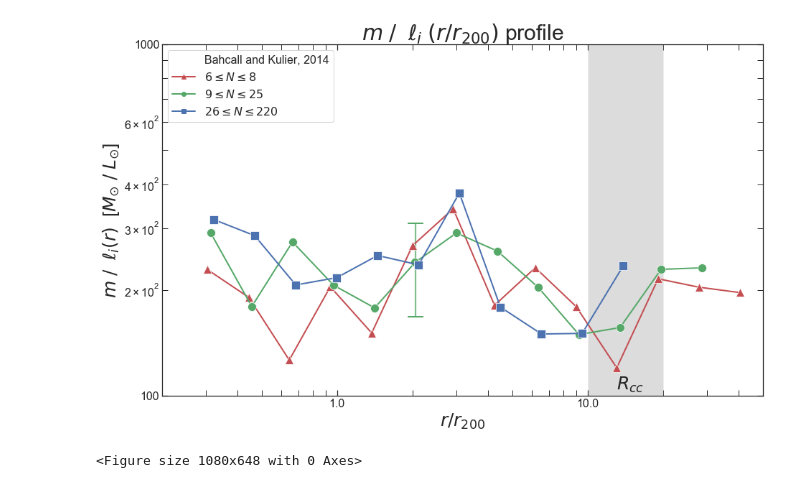
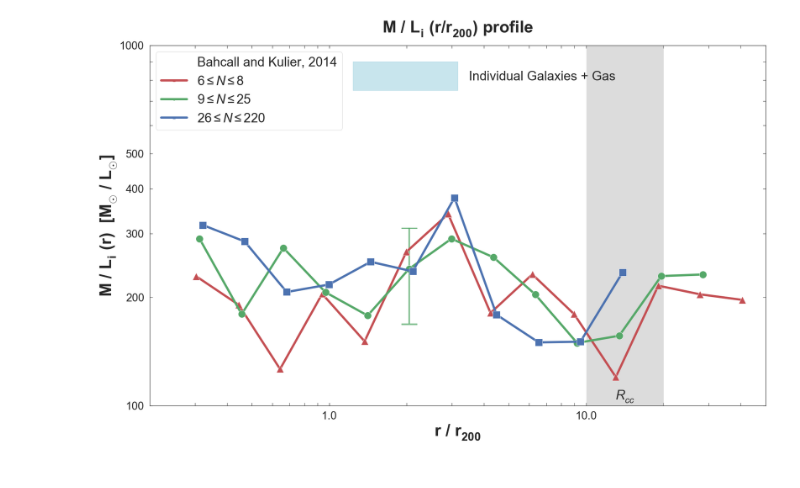
Before and after one commit to m4ese/intraClusterLight, a Jupyter notebook: plot_with_band.ipynb, the cells around one changed output. Drawn from its saved outputs; the diff is of its cells as text; code cells hidden in the pictures.

Commit message:
adding all work, data, calculations, figures from the past year

```diff
--- a/plot_with_band.ipynb
+++ b/plot_with_band.ipynb
@@ -72,0 +52,9 @@ all_colors
+# %%
+all_colors = pd.concat([red, green,blue], ignore_index=True)
+points = pd.DataFrame([['30-20',0,198.2,10.0],['20-20',0,193.9,10.0],['30-30',0,210.1,10.0]],
+                      columns=('Bahcall and Kulier, 2014','error','m / l_i(r)','r / r_200'))
+case2 = pd.DataFrame([['0.001-0.19',0,233.6,0.2],['0.001-0.19',0,177.5,10.0],['0.001-0.19',0,177.5,50.0]],
+                      columns=('Bahcall and Kulier, 2014','error','m / l_i(r)','r / r_200'))
+#all_colors = all_colors.append(points,ignore_index=True)
+# all_colors = all_colors.append(case2, ignore_index = True)
+all_colors
@@ -75,57 +81,68 @@ import matplotlib.patches as pat
 import matplotlib as mpl
 from matplotlib.ticker import ScalarFormatter
 
+mpl.rcParams['mathtext.fontset'] = 'custom'
+
 # changes the style of plot
-sns.set_style('ticks',{"xtick.major.size":8,
-"ytick.major.size":8})
+sns.set(rc={'figure.figsize':(30,18)})
+sns.set_style('ticks',{"xtick.major.size":8,"ytick.major.size":8})
 fig , ax = plt.subplots()
 
+# adjusts the ticks
+ax.tick_params(axis='both', which = 'both', length = 8, labelsize = 30, bottom = True, top = True,
+               left = True, right = True, direction = 'in', pad = 15)
+ax.ticklabel_format(style='plain', axis = 'both')
+
 #this sets the width of the lines
-sns.set_context(rc={"lines.linewidth": 2})
+sns.set_context(rc={"lines.linewidth": 6})
 
 # this makes the actual plot
 sns_plot = sns.lineplot(x="r / r_200", y="m / l_i(r)", hue='Bahcall and Kulier, 2014',
-            palette={"$6 \leq N \leq 8$": "r", "$9 \leq N \leq 25$": "g", "$26 \leq N \leq 220$": 'b'},
-           markers=["^", "o", 's'], markersize = 12, data=all_colors, dashes = False, style = 'Bahcall and Kulier, 2014',
-legend = 'full')
+            palette={"$6 \leq N \leq 8$": "r", "$9 \leq N \leq 25$": "g", "$26 \leq N \leq 220$": 'b',
+                     "30-20": 'k',"20-20": 'c','30-30': 'y', '0.001-0.19': 'k'},
+           markers=["^", "o", 's', '<','>','^','s'], markersize = 20, data=all_colors, dashes = False,
+                style = 'Bahcall and Kulier, 2014', legend = 'full')
 
 # sets the axes scales and limits
 ax.set_yscale('log')
 ax.set_xscale('log')
 ax.set_xlim(0.2,50)
 ax.set_ylim(100,1000)
 
 ax.xaxis.set_major_formatter(ScalarFormatter())
 ax.yaxis.set_major_formatter(ScalarFormatter())
+
+ylabels = ['','', '','','','','','','200','300', '400','500']
+ax.set_yticklabels(ylabels,  minor = True)
+# plt.yticks([100, 200, 300, 400, 500,600,700,800,900,1000],['100','200', '300','400','500','600','700','800','900','1000'])
+
 # legend size
-plt.legend(prop={'size': 16})
+plt.legend(prop={'size': 35},loc = 'upper left', fontsize = 12)
+
+# rectangle to show what the band is showing, text to label it
+plt.axhspan(ymin = 750, ymax = 900, xmin = 0.330, xmax = 0.500, color = 'c',alpha = 0.35)
+plt.text(3.5, 800, 'Individual Galaxies + Gas', fontsize = 35)
 
 # sets the title and axes labels
-ax.set_title(r"$m$ $/$  $\ell_{i}$ $(r / r_{200})$ profile", fontsize = 30, fontname = "Arial")
-ax.set_xlabel(r"$r / r_{200}$", fontsize = 25, fontname = "Arial")
-ax.set_ylabel(r"$m$ $/$  $\ell_{i}(r)$  [$M_{\odot}$ $/$ $L_{\odot}$]", fontsize = 25, fontname = "Arial")
+ax.set_title(r"$\mathbf{M}$ $\mathbf{/}$ $\mathbf{L_{i}}$ $\mathbf{(r / r_{200})}$ profile", fontsize = 45, fontname = "Arial",
+             fontweight='bold', y = 1.03)
+ax.set_xlabel(r"$\mathbf{r}$ $\mathbf{/}$ $\mathbf{r_{200}}$", fontsize = 45, fontname = "Arial")
+
+ax.set_ylabel(r"$\mathbf{M}$ $\mathbf{/}$ $\mathbf{L_{i}}$ $\mathbf{(r)}$  $\mathbf{[M_{\odot}}$ $\mathbf{/}$ $\mathbf{L_{\odot}]}$",
+              fontsize = 45, fontname = "Arial")
 
 # plots vertical bar for Rcc
 plt.axvspan(10, 20,0, 1, facecolor='k', alpha = 0.15)
-plt.text(13, 104, '$R_{cc}$', fontsize = 25)
+plt.text(13, 104, '$R_{cc}$', fontsize = 35)
 
 # plots vertical bar for error bar
-plt.axvspan(2.025, 2.065,0.228, 0.495, facecolor = 'g', alpha = 0.75)
+plt.axvspan(2.030, 2.060,0.228, 0.495, facecolor = 'g', alpha = 0.75)
+
 # and the horizontal bars
-plt.axhspan(ymin = 309.5, ymax = 311.02, xmin = 0.410 -0.001, xmax = 0.435 -0.001, color = 'g')
-plt.axhspan(ymin = 168, ymax = 169, xmin = 0.409, xmax = 0.434, color = 'g')
+plt.axhspan(ymin = 310.5, ymax = 311.5, xmin = 0.410 -0.001, xmax = 0.435 -0.001, color = 'g', alpha = 0.75)
+plt.axhspan(ymin = 168, ymax = 169, xmin = 0.409, xmax = 0.434, color = 'g', alpha = 0.75)
 
-# changes the size of the figure, then adjusts the ticks
-sns.set(rc={'figure.figsize':(15,9)})
-ax.tick_params(axis='both', which = 'both', length = 8, labelsize = 16, bottom = True, top = True,
-               left = True, right = True, direction = 'in')
-ax.ticklabel_format(style='plain', axis = 'both')
-
-fig1 = plt.gcf()
 plt.show()
-plt.draw()
-fig1.savefig('kulier.png', dpi=100)
-plt.show()
+fig.savefig('kulier.png', dpi = 50)
 # %% [output]
-[figure, old version]
+[figure, new version]
-<Figure size 1080x648 with 0 Axes>
```
Also changed, not shown: parts of 4 cells of this notebook, 13 other files.
